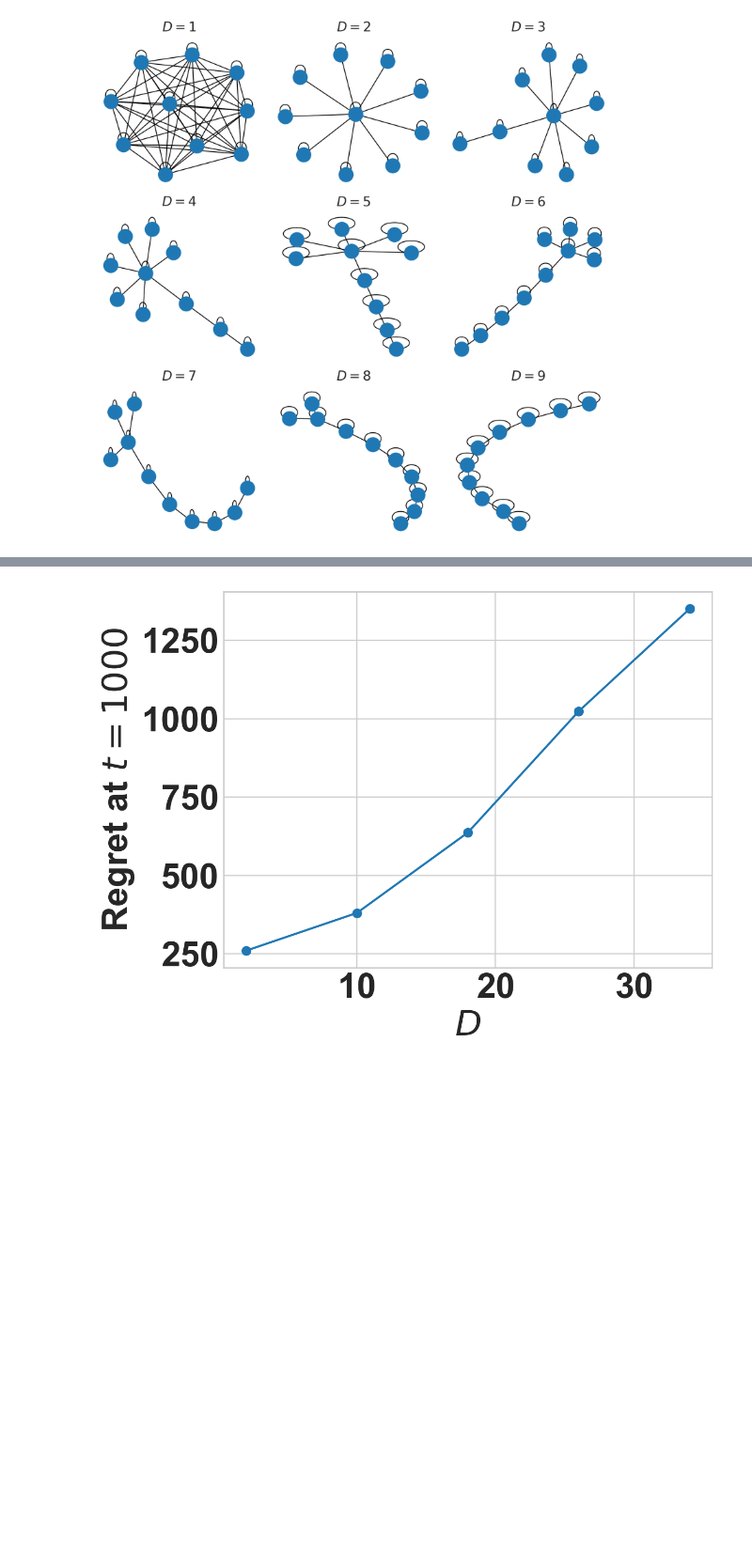
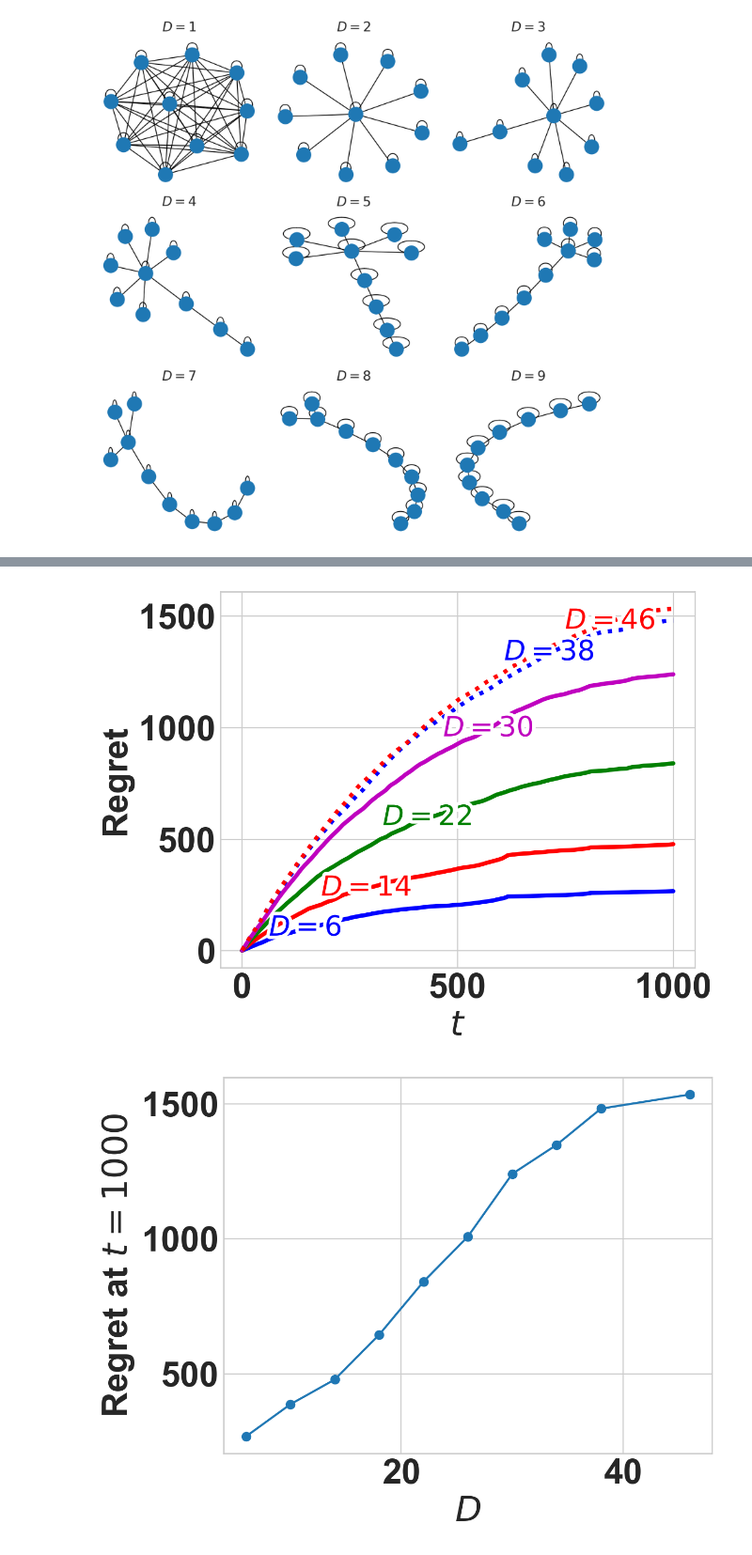
Before and after one commit to CoNG-harvard/Graph-Bandit, a Jupyter notebook: Sensitivity analysis.ipynb, the cells around one changed output, grey strips where cells are left out. Shown at 94% size. Drawn from its saved outputs; the diff is of its cells as text; code cells hidden in the pictures; blank space fills up the shorter version.

```diff
--- a/Sensitivity analysis.ipynb
+++ b/Sensitivity analysis.ipynb
@@ -267,21 +245,45 @@ plt.show()
-# %%
-
-to_plot_D = [2,10,18,26,34]
-R = [reg['$D={}$'.format(d)] for d in to_plot_D]
-R = np.cumsum(R, axis=2)
-R = np.mean(R, axis=1)
-
-plt.figure(dpi=200)
-
-plt.plot(to_plot_D,R[:,-1],marker='o')
-plt.rc('font', weight='bold')
-
-plt.xlabel(r"$D$",fontsize=25,weight = 'bold')
-plt.ylabel(r'Regret at $t=1000$',fontsize=25,weight = 'bold')
-plt.tick_params(labelsize=25)
-
-plt.tight_layout()
-plt.savefig('Figures/RvsD.png')
-plt.show()
-# %% [output]
-[figure, removed]
+# %%
+
+to_plot_D = [6,14,22,30,38,46]
+
+plt.rc('font', weight='bold')
+plt.figure(dpi=200)
+
+
+to_plot = {'$D={}$'.format(i):reg['$D={}$'.format(i)] for i in to_plot_D}
+
+plotRegrets([to_plot])
+
+lines = plt.gca().get_lines()
+
+
+labelLines(lines,align=False, zorder=2.5,fontsize=20)
+
+
+plt.tight_layout()
+plt.savefig('Figures/Sensitivity/D_test.png')
+
+plt.show()
+
+
+to_plot_D = [6,10,14,18,22,26,30,34,38,46]
+
+R = [reg['$D={}$'.format(d)] for d in to_plot_D]
+R = np.cumsum(R, axis=2)
+R = np.mean(R, axis=1)
+
+plt.figure(dpi=200)
+
+plt.plot(to_plot_D,R[:,-1],marker='o')
+plt.rc('font', weight='bold')
+
+plt.xlabel(r"$D$",fontsize=25,weight = 'bold')
+plt.ylabel(r'Regret at $t=1000$',fontsize=25,weight = 'bold')
+plt.tick_params(labelsize=25)
+
+plt.tight_layout()
+plt.savefig('Figures/Sensitivity/RvsD.png')
+plt.show()
+# %% [output]
+[figure, added]
+[figure, added]
```
Also changed, not shown: parts of 8 cells of this notebook, 16 other files.
